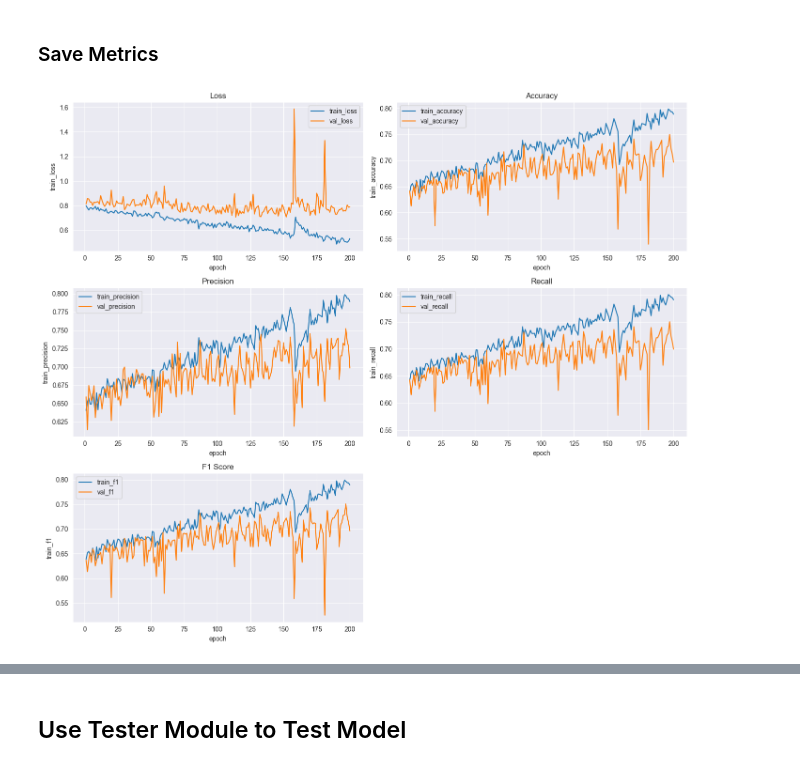
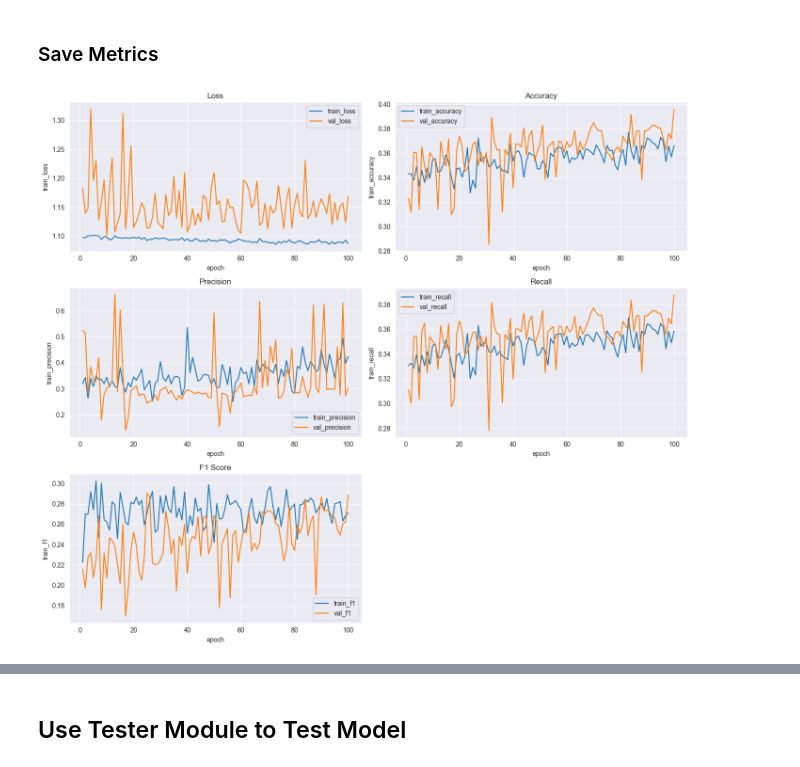
Before and after one commit to tikadatta2005/efficient-surveillance-threat-recognition, a Jupyter notebook: experiments/experiment6.ipynb, the cells around one changed output, grey strips where cells are left out. Drawn from its saved outputs; the diff is of its cells as text; code cells hidden in the pictures.

Commit message:
update/ Experiment 6 reconducted

```diff
--- a/experiments/experiment6.ipynb
+++ b/experiments/experiment6.ipynb
@@ -143,11 +151,9 @@ model = model.add(
     # Flatten
     nn.Flatten(),
 
-    nn.Linear(in_channels * size * size, in_channels),
+    nn.Linear(out_channels * size * size, out_channels),
     nn.ReLU(),
-    nn.Linear(in_channels, 128),
-    nn.ReLU(),
-    nn.Linear(128, 3)
+    nn.Linear(out_channels, 3)
     )
 # %% [markdown]
 ### Use Trainer to train and check validations
@@ -169,5 +175,5 @@ trainer = Trainer(
     print_every=5
     )
 # %%
-history = trainer.fit(200)
+history = trainer.fit(100)
 # %% [output]
@@ -192,8 +201,8 @@ Epoch [200/200] | Train Loss: 0.5324 | Val Loss: 0.7904 | Train Acc: 0.7888 | Va
 ### Save Metrics
 # %%
 df = plot_training_metrics(history)
-df.to_csv("../documentations/experiments/experiment6/tables/training_metrics_400.csv", index=False)
+df.to_csv("../documentations/experiments/experiment6/tables/training_metrics.csv", index=False)
 # %% [output]
-[figure, old version]
+[figure, new version]
 # %% [markdown]
 ### Training/Validation Trend (100 epochs)
```
Also changed, not shown: parts of 6 cells of this notebook, 4 other files.
